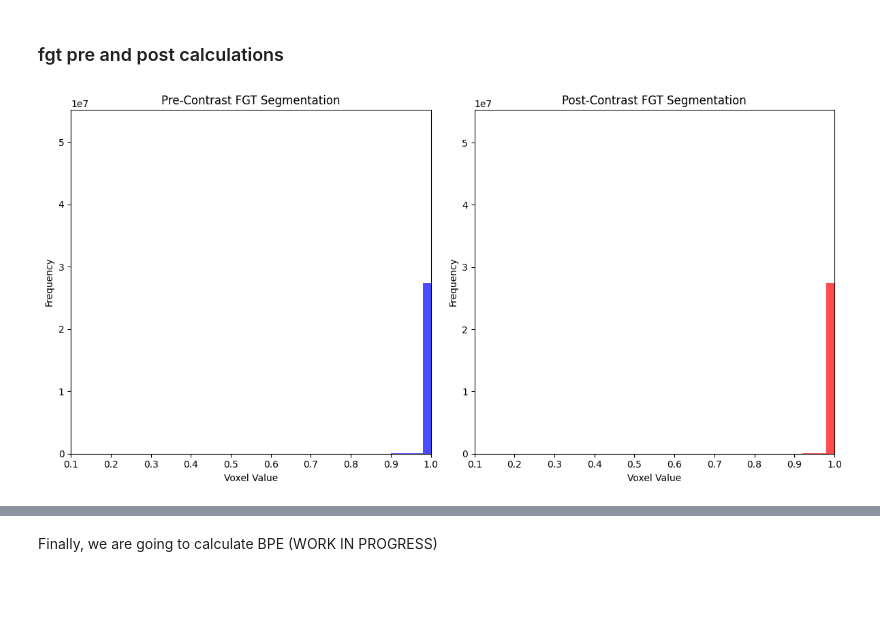
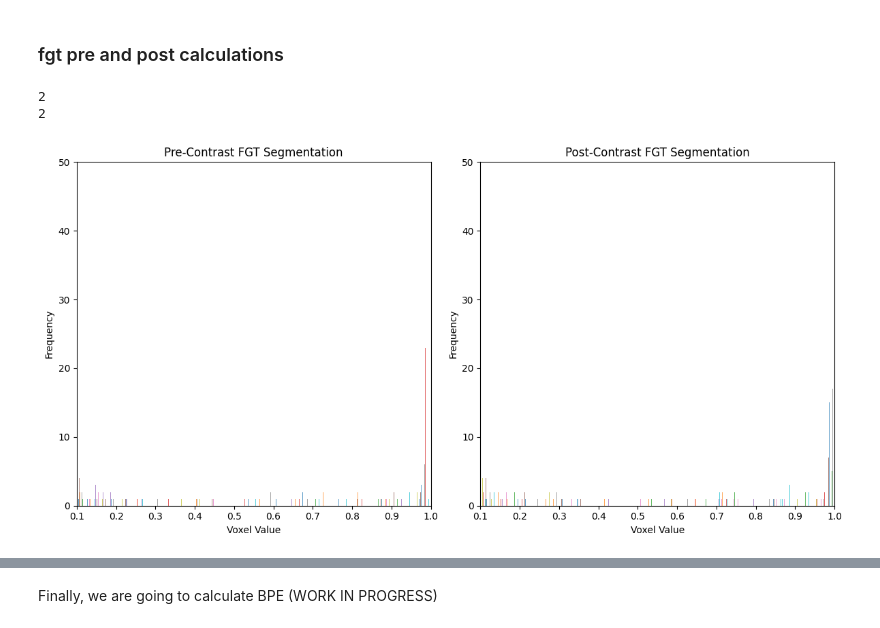
Before and after one commit to hsuryainfo/3D-Breast-FGT-and-Blood-Vessel-Segmentation, a Jupyter notebook: contrast_enchan.ipynb, the cells around one changed output, grey strips where cells are left out. Drawn from its saved outputs; the diff is of its cells as text; code cells hidden in the pictures; blank space fills up the shorter version.

```diff
--- a/contrast_enchan.ipynb
+++ b/contrast_enchan.ipynb
@@ -292,48 +289,75 @@ print(f"Total breast volume: {breast_volume_mm3} cubic millimeters")
 Total breast volume: 772132040605696 cubic millimeters
 # %% [markdown]
 ### fgt pre and post calculations
+# %%
+
+fgt_seg_42 = np.load(fgt_pre_path)
+slice_42 = fgt_seg_42[2,:,:,42]
+#print(slice_42.shape)
+np.save('fgt_pre/slice_42_pre.npy', slice_42)
+#print('slice 42 saved')
+
+fgt_seg_42_post = np.load(fgt_post_path)
+slice_42_post = fgt_seg_42[2,:,:,42]
+np.save('fgt_post/slice_42_post.npy', slice_42_post)
+#print('slice 42 saved')
+
+
+fgt_2d_pre = np.load('fgt_pre/slice_42_pre.npy')
+fgt_2d_post = np.load('fgt_post/slice_42_post.npy')
 # %%
 import numpy as np
 import matplotlib.pyplot as plt
 
-# Load the 4D FGT segmentations
-pre_contrast_fgt_4d = np.load('fgt_pre/output.npy')
-post_contrast_fgt_4d = np.load('fgt_post/output.npy')
 
-# Choose the relevant 3D slice if the segmentations are 4D
-# For this example, assuming the loaded data is already 3D
-pre_contrast_fgt = pre_contrast_fgt_4d  # Adjust if needed
-post_contrast_fgt = post_contrast_fgt_4d  # Adjust if needed
 
-# Flatten the masks for histogram plotting
-pre_contrast_fgt_flat = pre_contrast_fgt.flatten()
-post_contrast_fgt_flat = post_contrast_fgt.flatten()
+# # Load the 4D FGT segmentations
+# pre_contrast_fgt_4d = np.load('fgt_pre/output.npy')
+# post_contrast_fgt_4d = np.load('fgt_post/output.npy')
+
+# # Choose the relevant 3D slice if the segmentations are 4D
+# # For this example, assuming the loaded data is already 3D
+# pre_contrast_fgt = pre_contrast_fgt_4d  # Adjust if needed
+# post_contrast_fgt = post_contrast_fgt_4d  # Adjust if needed
+
+# # Flatten the masks for histogram plotting
 
 # Plot histograms of the FGT segmentations
 plt.figure(figsize=(12, 6))
 
+# Flatten the images to 1D arrays
+#pre_contrast_flattened = fgt_2d_pre.flatten()
+#post_contrast_flattened = fgt_2d_post.flatten()
+
+
+
+#fgt_2d_pre_filtered = pre_contrast_flattened[pre_contrast_flattened > 0]  # Filter out background values
+#fgt_2d_post_filtered = post_contrast_flattened[post_contrast_flattened > 0]  # Filter out background values
+print(fgt_2d_pre.ndim)
+print(fgt_2d_post.ndim)
+
 # Histogram for pre-contrast FGT segmentation
 plt.subplot(1, 2, 1)
-plt.hist(pre_contrast_fgt_flat, bins=50, color='blue', alpha=0.7)
+plt.hist(fgt_2d_pre, bins=50, alpha=0.7)
 plt.title('Pre-Contrast FGT Segmentation')
 plt.xlabel('Voxel Value')
 plt.ylabel('Frequency')
 plt.xlim(0.1,1)  # Adjust xlim based on data range
-plt.ylim(0, np.max(np.histogram(pre_contrast_fgt_flat, bins=50)[0]))
-
+plt.ylim(0, 50)
 # Histogram for post-contrast FGT segmentation
 plt.subplot(1, 2, 2)
-plt.hist(post_contrast_fgt_flat, bins=50, color='red', alpha=0.7)
+plt.hist(fgt_2d_post, bins=50, alpha=0.7)
 plt.title('Post-Contrast FGT Segmentation')
 plt.xlabel('Voxel Value')
 plt.ylabel('Frequency')
 plt.xlim(0.1,1)  # Adjust xlim based on data range
-plt.ylim(0, np.max(np.histogram(post_contrast_fgt_flat, bins=50)[0]))
-
+plt.ylim(0, 50)
 
 
 # Show the plots
 plt.tight_layout()
 plt.show()
 # %% [output]
+2
+2
-[figure, old version]
+[figure, new version]
```
Also changed, not shown: parts of 7 cells of this notebook.
